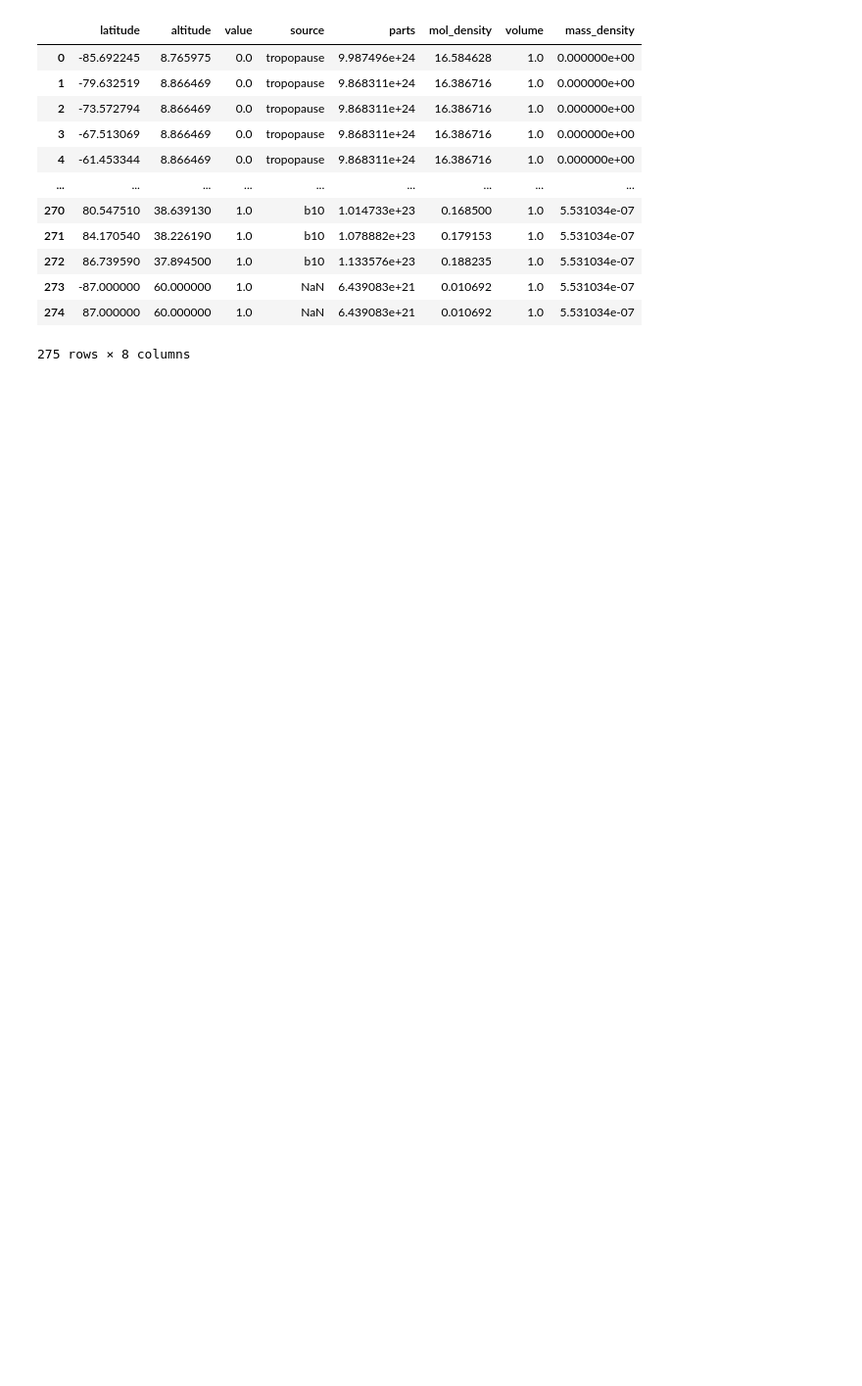
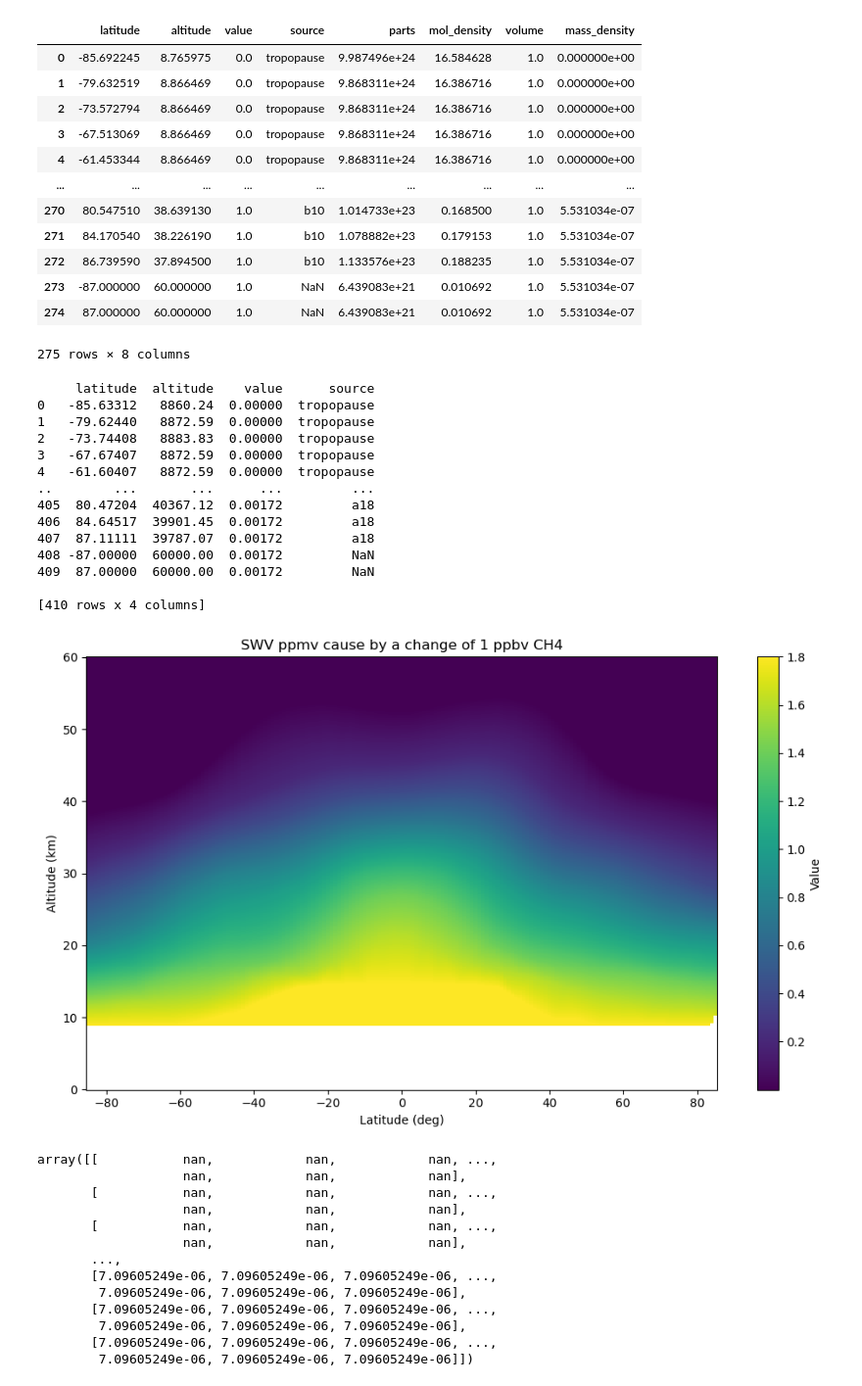
Before and after one commit to atzeharmsen/sandbox2, a Jupyter notebook: data_collection.ipynb, the cells around one changed output. Shown at 98% size. Cells and saved outputs as stored; diff of their text form; code cells hidden in the pictures; blank space fills up the shorter version.

Commit message:
Made the plot more time dependent: it is at the end of the data collection.ipyndb

```diff
--- a/data_collection.ipynb
+++ b/data_collection.ipynb
@@ -1005,3 +1005,45 @@ b_df
 | 273 | -87.000000 | 60.000000 | 1.0 | NaN | 6.439083e+21 | 0.010692 | 1.0 | 5.531034e-07 |
 | 274 | 87.000000 | 60.000000 | 1.0 | NaN | 6.439083e+21 | 0.010692 | 1.0 | 5.531034e-07 |
 275 rows × 8 columns
+# %%
+from Myhre2 import *
+df = construct_myhre_2a_df(cp_lat=87, cp_a=60)
+df['value'] = df['value']*1046.6
+df['value'] = 1.8-df['value']
+
+delta_h = 100.0  # height increment in meters
+delta_deg = 1.0  # latitude increment
+heights = np.arange(0, 60000 + delta_h, delta_h)  # 0 to 60 km
+latitudes = np.arange(-85, 86, delta_deg)  # -85° to 85°
+grid = get_griddata(df, heights, latitudes, plot_data=True)
+### This grid will resemble the HAlOE CH4 concentrtion (ppmv)data of myhre fig 1, it is 'gebeunt' but approximately correct
+grid
+# %% [output]
+     latitude  altitude    value      source
+0   -85.63312   8860.24  0.00000  tropopause
+1   -79.62440   8872.59  0.00000  tropopause
+2   -73.74408   8883.83  0.00000  tropopause
+3   -67.67407   8872.59  0.00000  tropopause
+4   -61.60407   8872.59  0.00000  tropopause
+..        ...       ...      ...         ...
+405  80.47204  40367.12  0.00172         a18
+406  84.64517  39901.45  0.00172         a18
+407  87.11111  39787.07  0.00172         a18
+408 -87.00000  60000.00  0.00172         NaN
+409  87.00000  60000.00  0.00172         NaN
+
+[410 rows x 4 columns]
+[figure, added]
+array([[           nan,            nan,            nan, ...,
+                   nan,            nan,            nan],
+       [           nan,            nan,            nan, ...,
+                   nan,            nan,            nan],
+       [           nan,            nan,            nan, ...,
+                   nan,            nan,            nan],
+       ...,
+       [7.09605249e-06, 7.09605249e-06, 7.09605249e-06, ...,
+        7.09605249e-06, 7.09605249e-06, 7.09605249e-06],
+       [7.09605249e-06, 7.09605249e-06, 7.09605249e-06, ...,
+        7.09605249e-06, 7.09605249e-06, 7.09605249e-06],
+       [7.09605249e-06, 7.09605249e-06, 7.09605249e-06, ...,
+        7.09605249e-06, 7.09605249e-06, 7.09605249e-06]])
```
Also changed, not shown: parts of 15 cells of this notebook, 5 other files.
